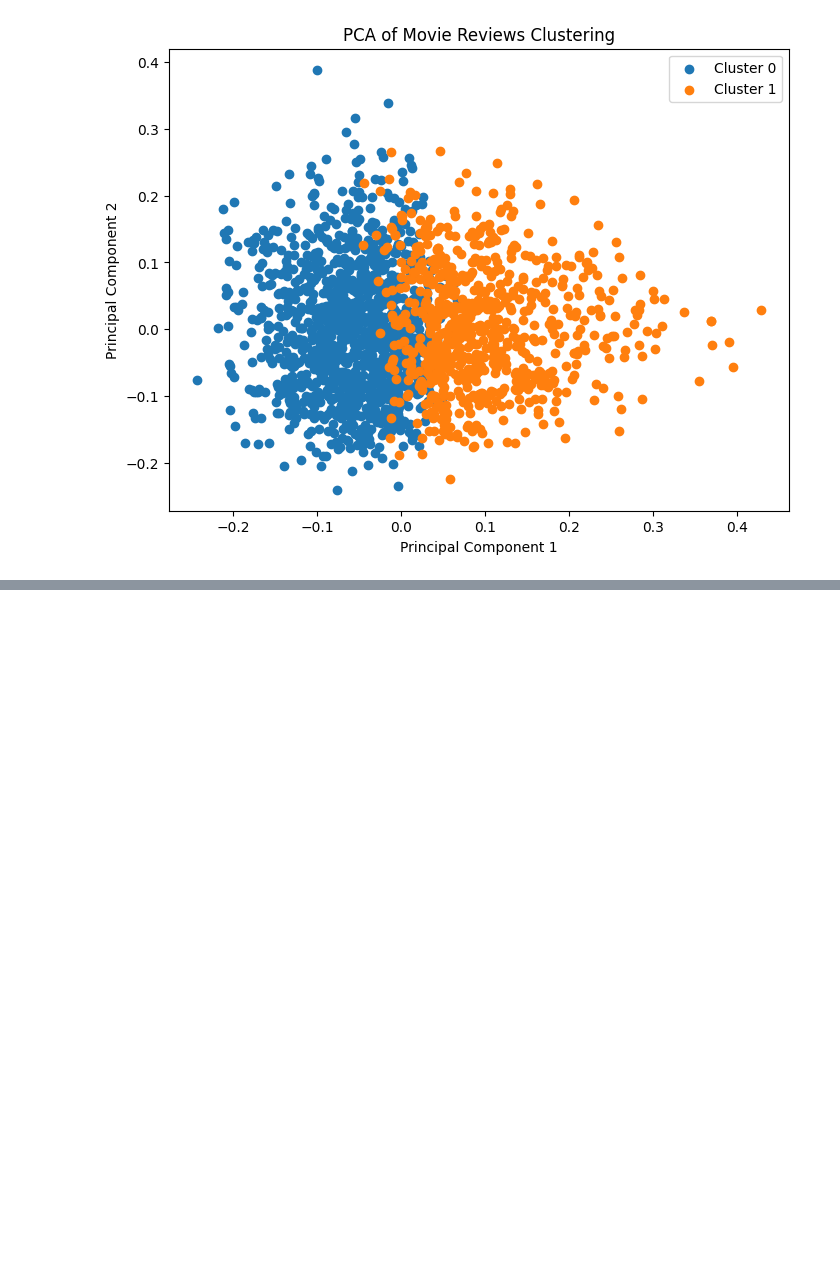
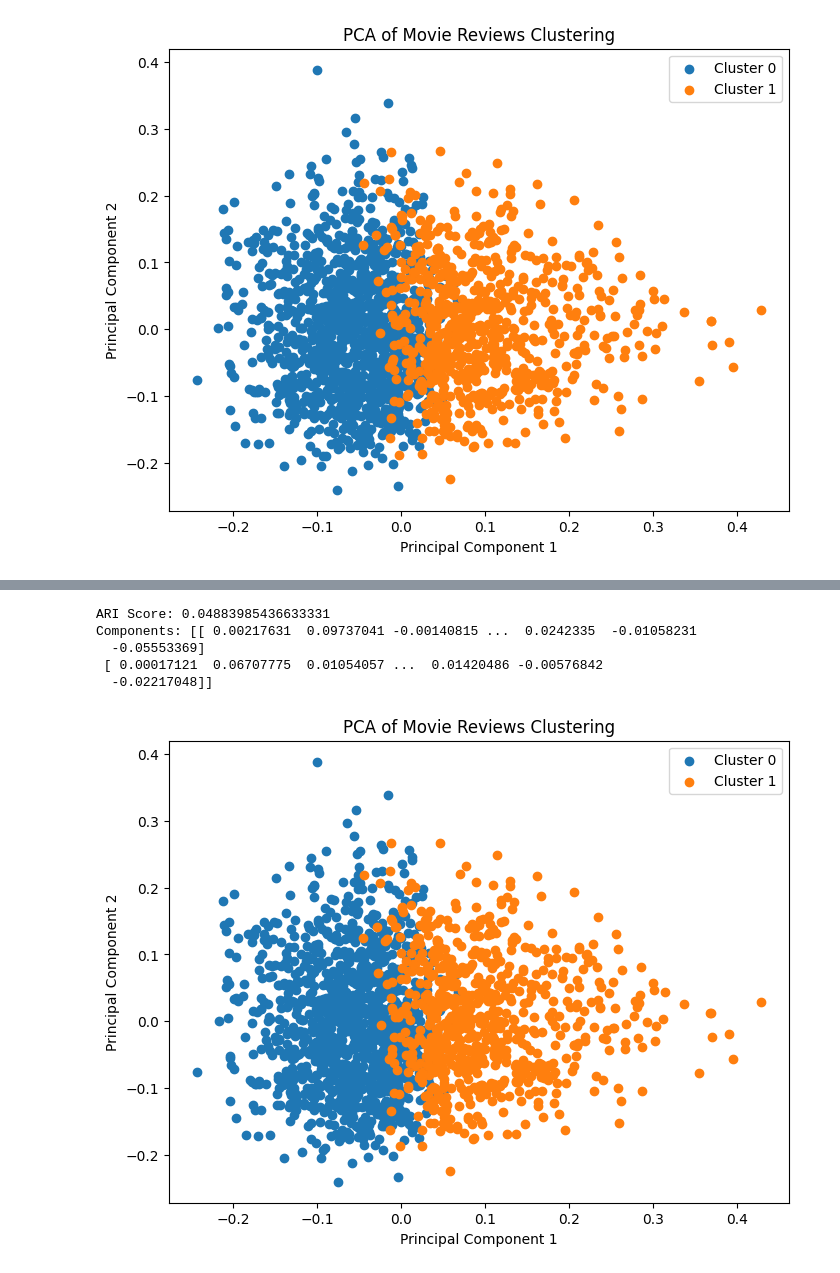
Before and after one commit to sakrbn/saeedkarbasian, a Jupyter notebook: 04_17_K_Means_Clustering_for_the_Movie_Reviews_dataset.ipynb, the cells around one changed output, grey strips where cells are left out. Drawn from its saved outputs; the diff is of its cells as text; code cells hidden in the pictures; blank space fills up the shorter version.

```diff
--- a/04_17_K_Means_Clustering_for_the_Movie_Reviews_dataset.ipynb
+++ b/04_17_K_Means_Clustering_for_the_Movie_Reviews_dataset.ipynb
@@ -119,3 +119,49 @@ plt.show()
 [nltk_data]   Package movie_reviews is already up-to-date!
 ARI Score: 0.04883985436633331
 [figure]
+# %%
+import nltk
+from nltk.corpus import movie_reviews
+from sklearn.feature_extraction.text import TfidfVectorizer
+from sklearn.cluster import KMeans
+from sklearn.metrics import adjusted_rand_score
+from sklearn.decomposition import PCA
+import matplotlib.pyplot as plt
+
+# بارگذاری داده‌ها
+nltk.download('movie_reviews')
+fileids = movie_reviews.fileids()
+documents = [movie_reviews.raw(fileid) for fileid in movie_reviews.fileids()]
+labels = [fileid.split('/')[0] for fileid in movie_reviews.fileids()]
+
+# استخراج ویژگی‌ها
+vectorizer = TfidfVectorizer(stop_words='english', max_features=1000)
+X = vectorizer.fit_transform(documents)
+
+# خوشه‌بندی با K-Means
+num_clusters = 2
+kmeans = KMeans(n_clusters=num_clusters, random_state=42)
+kmeans.fit(X)
+predicted_labels = kmeans.labels_
+
+# محاسبه ARI Score
+ari_score = adjusted_rand_score(labels, predicted_labels)
+print("ARI Score:", ari_score)
+
+# تبدیل داده‌ها به فضای دو بعدی با استفاده از PCA
+pca = PCA(n_components=2)
+X_pca = pca.fit_transform(X.toarray())
+
+# تفسیر دو ویژگی جدید
+print("Components:", pca.components_)
+
+# ترسیم نتایج
+plt.figure(figsize=(8, 6))
+for i in range(num_clusters):
+    plt.scatter(X_pca[predicted_labels == i, 0], X_pca[predicted_labels == i, 1], label=f'Cluster {i}')
+plt.title('PCA of Movie Reviews Clustering')
+plt.xlabel('Principal Component 1')
+plt.ylabel('Principal Component 2')
+plt.legend()
+plt.show()
+# %% [output]
@@ -121,0 +170,6 @@ ARI Score: 0.04883985436633331
+ARI Score: 0.04883985436633331
+Components: [[ 0.00217631  0.09737041 -0.00140815 ...  0.0242335  -0.01058231
+  -0.05553369]
+ [ 0.00017121  0.06707775  0.01054057 ...  0.01420486 -0.00576842
+  -0.02217048]]
+[figure, added]
```
Also changed, not shown: parts of 1 cell of this notebook.
